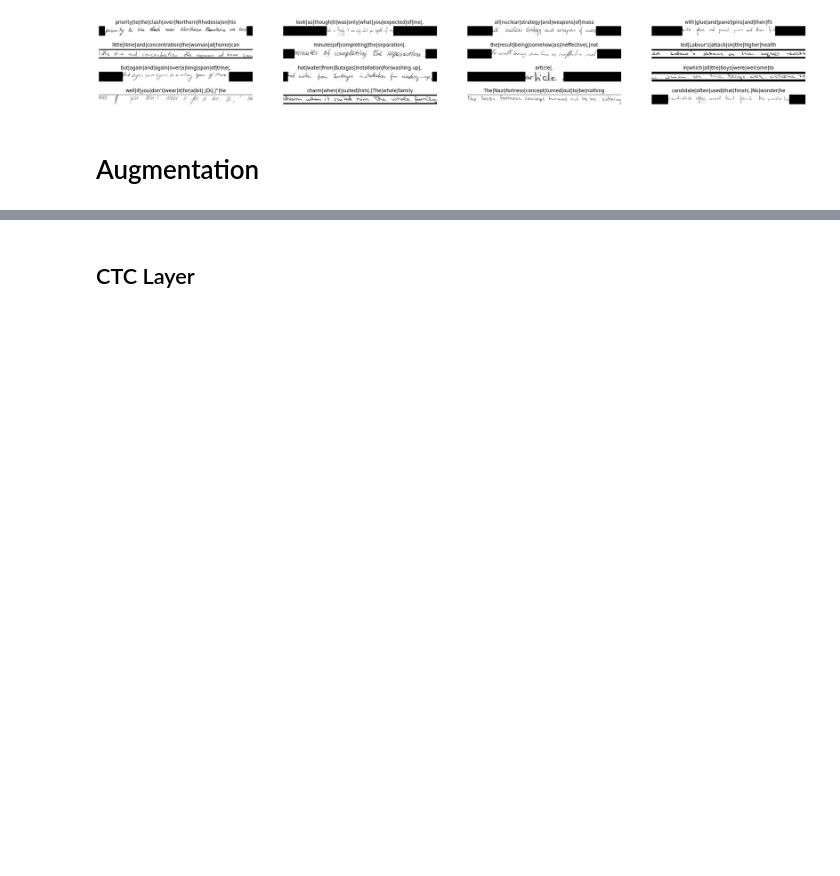
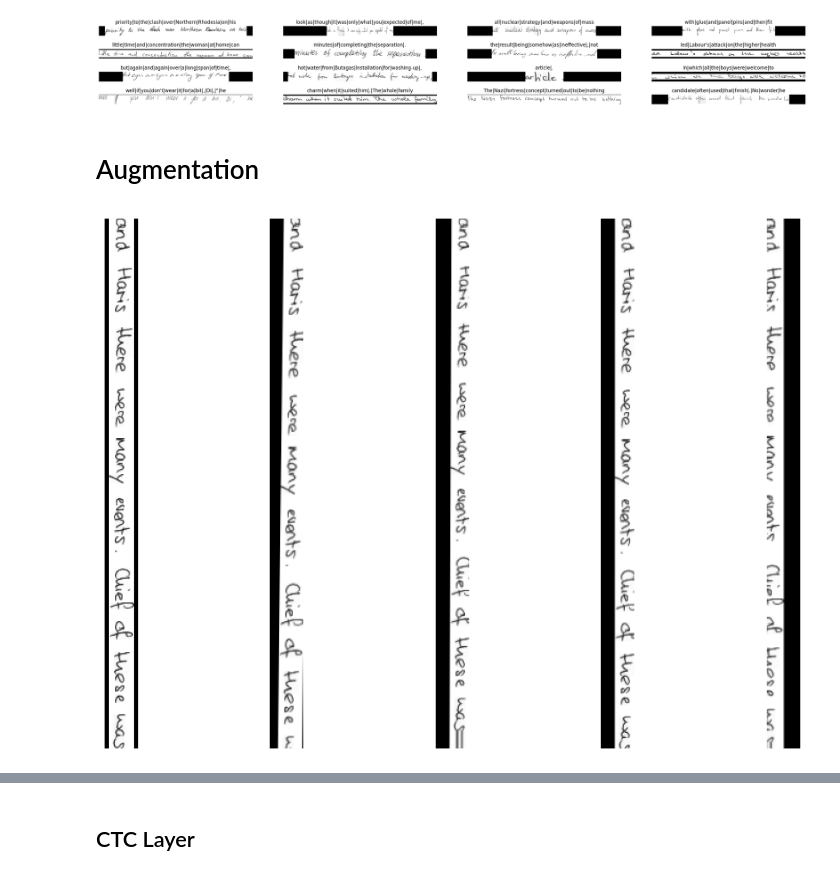
Before and after one commit to DevTimBo/SmartApp-Project, a Jupyter notebook: main.ipynb, the cells around one changed output, grey strips where cells are left out. Drawn from its saved outputs; the diff is of its cells as text; code cells hidden in the pictures; blank space fills up the shorter version.

```diff
--- a/main.ipynb
+++ b/main.ipynb
@@ -89,6 +95,39 @@ plt.show()
 [figure]
 # %% [markdown]
 # Augmentation
+# %%
+import image_augmentation as ia
+from keras.preprocessing import image
+import matplotlib.pyplot as plt
+
+sample_image = ia.sample_image(train_ds)
+
+# Initialize the image data generator
+datagen = ia.init_image_generator(sample_image, batch_size=1)
+
+# Generate augmented images
+augmented_images = []
+for i in range(4):  # Generate and collect 4 augmented images
+    batch = next(datagen)
+    augmented_images.append(image.array_to_img(batch[0]))
+
+# Plot the original and augmented images
+plt.figure(figsize=(12, 8))
+for i, img in enumerate([image.array_to_img(sample_image)] + augmented_images):
+    plt.subplot(1, 5, i + 1)
+    plt.imshow(img)
+    plt.axis('off')
+    plt.set_cmap('gray')
+
+plt.show()
+
+
+# For training
+# sample_image = ia.sample_image(train_ds)
+# train_datagen = ia.init_image_generator(sample_image, batch_size=1)
+# model.fit(train_datagen, epochs=.......)
+# %% [output]
+[figure, added]
 # %%
 import numpy as np
 import matplotlib.pyplot as plt
```
Also changed, not shown: parts of 5 cells of this notebook, 1 other file.
